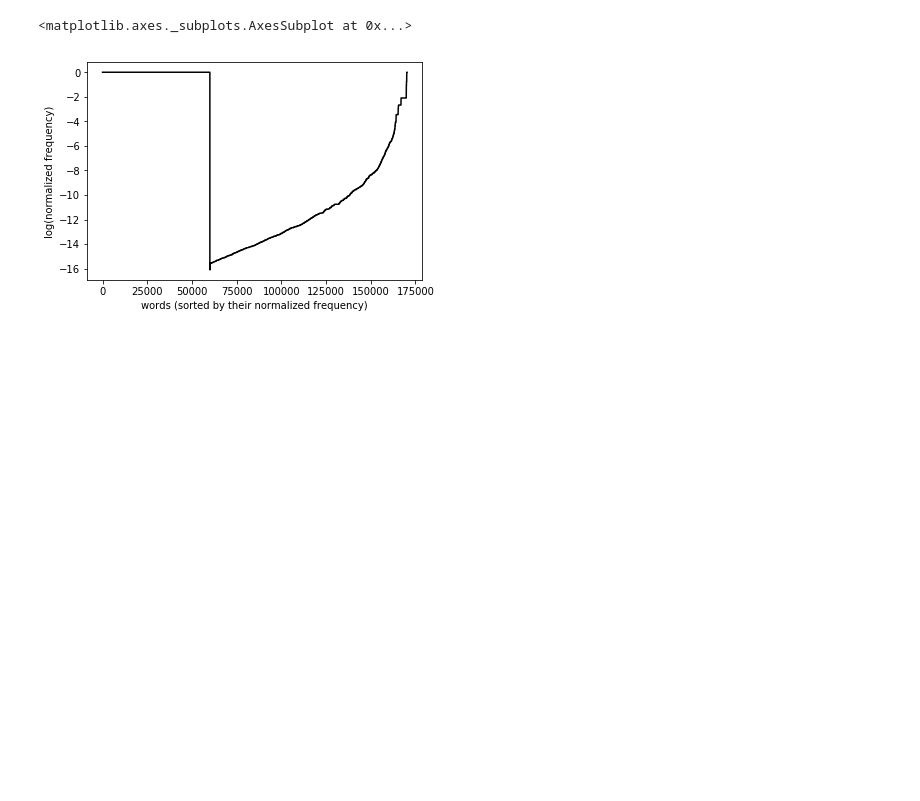
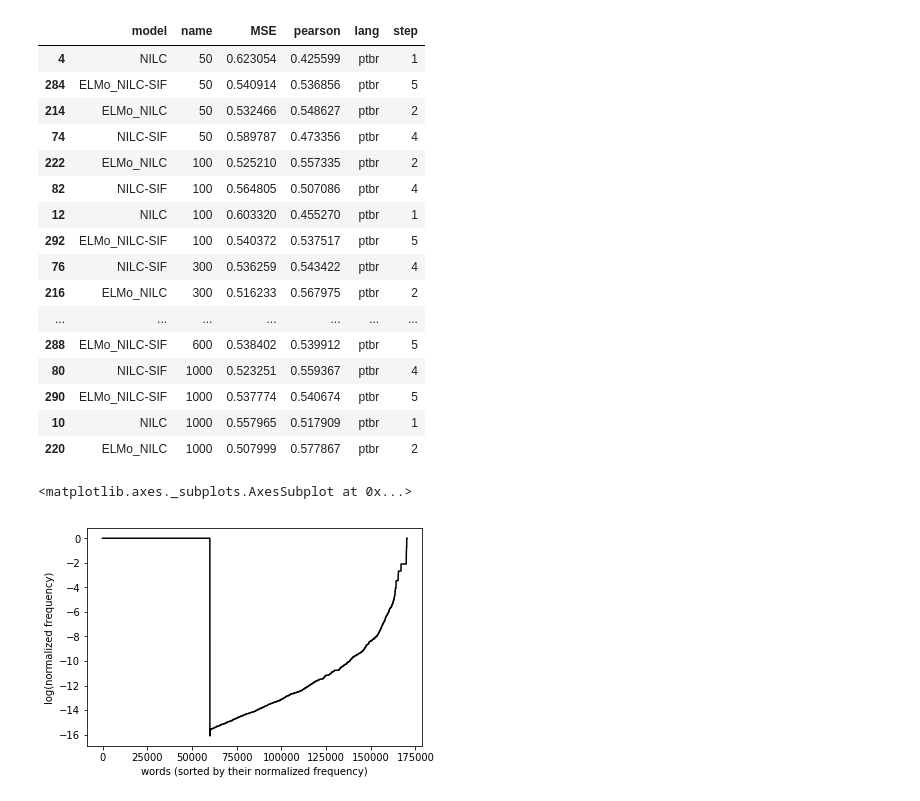
Before and after one commit to ruanchaves/elmo, a Jupyter notebook: results/Resultados.ipynb, the cells around one changed output. Cells and saved outputs as stored; diff of their text form; code cells hidden in the pictures; blank space fills up the shorter version.

```diff
--- a/results/Resultados.ipynb
+++ b/results/Resultados.ipynb
@@ -109,3 +118,23 @@ df
+# %%
+df
+# %% [output]
+|  | model | name | MSE | pearson | lang | step |
+| 4 | NILC | 50 | 0.623054 | 0.425599 | ptbr | 1 |
+| 284 | ELMo_NILC-SIF | 50 | 0.540914 | 0.536856 | ptbr | 5 |
+| 214 | ELMo_NILC | 50 | 0.532466 | 0.548627 | ptbr | 2 |
+| 74 | NILC-SIF | 50 | 0.589787 | 0.473356 | ptbr | 4 |
+| 222 | ELMo_NILC | 100 | 0.525210 | 0.557335 | ptbr | 2 |
+| 82 | NILC-SIF | 100 | 0.564805 | 0.507086 | ptbr | 4 |
+| 12 | NILC | 100 | 0.603320 | 0.455270 | ptbr | 1 |
+| 292 | ELMo_NILC-SIF | 100 | 0.540372 | 0.537517 | ptbr | 5 |
+| 76 | NILC-SIF | 300 | 0.536259 | 0.543422 | ptbr | 4 |
+| 216 | ELMo_NILC | 300 | 0.516233 | 0.567975 | ptbr | 2 |
+| ... | ... | ... | ... | ... | ... | ... |
+| 288 | ELMo_NILC-SIF | 600 | 0.538402 | 0.539912 | ptbr | 5 |
+| 80 | NILC-SIF | 1000 | 0.523251 | 0.559367 | ptbr | 4 |
+| 290 | ELMo_NILC-SIF | 1000 | 0.537774 | 0.540674 | ptbr | 5 |
+| 10 | NILC | 1000 | 0.557965 | 0.517909 | ptbr | 1 |
+| 220 | ELMo_NILC | 1000 | 0.507999 | 0.577867 | ptbr | 2 |
 # %%
 words = []
 path = settings['ASSIN']['path']
```
Also changed, not shown: parts of 3 cells of this notebook, 1 other file.
